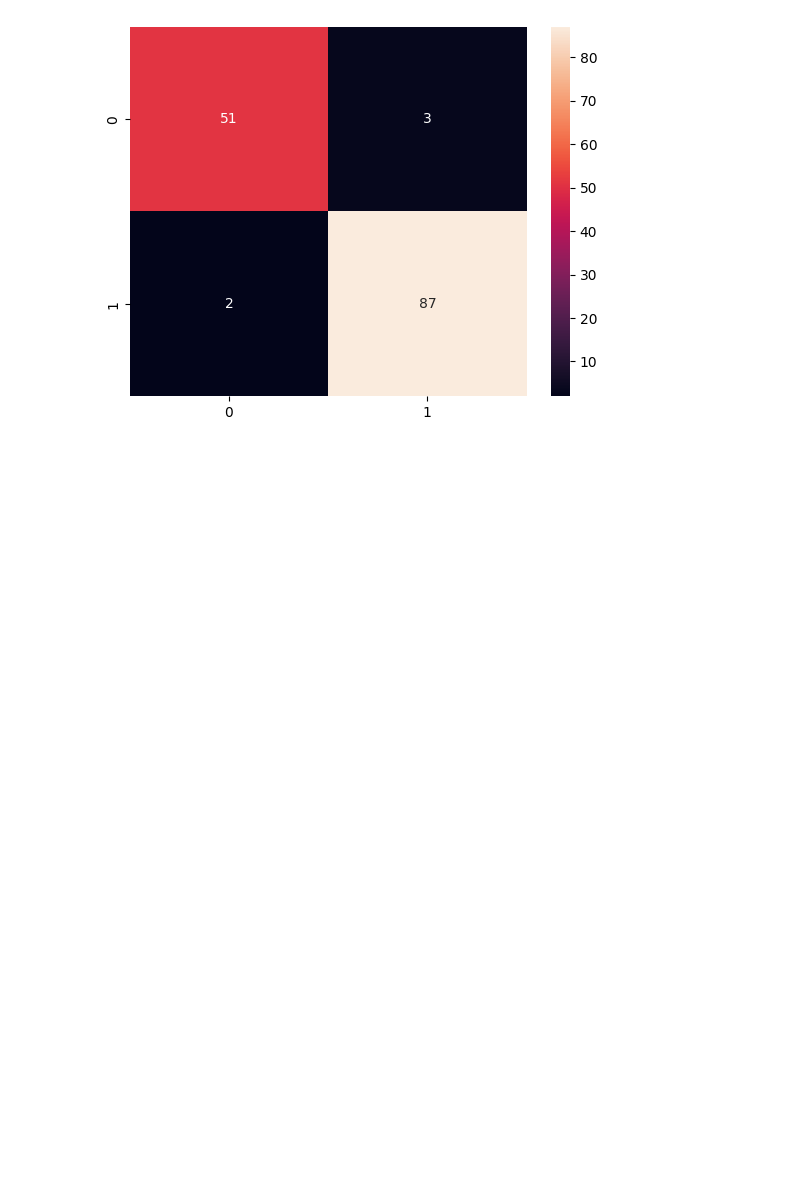
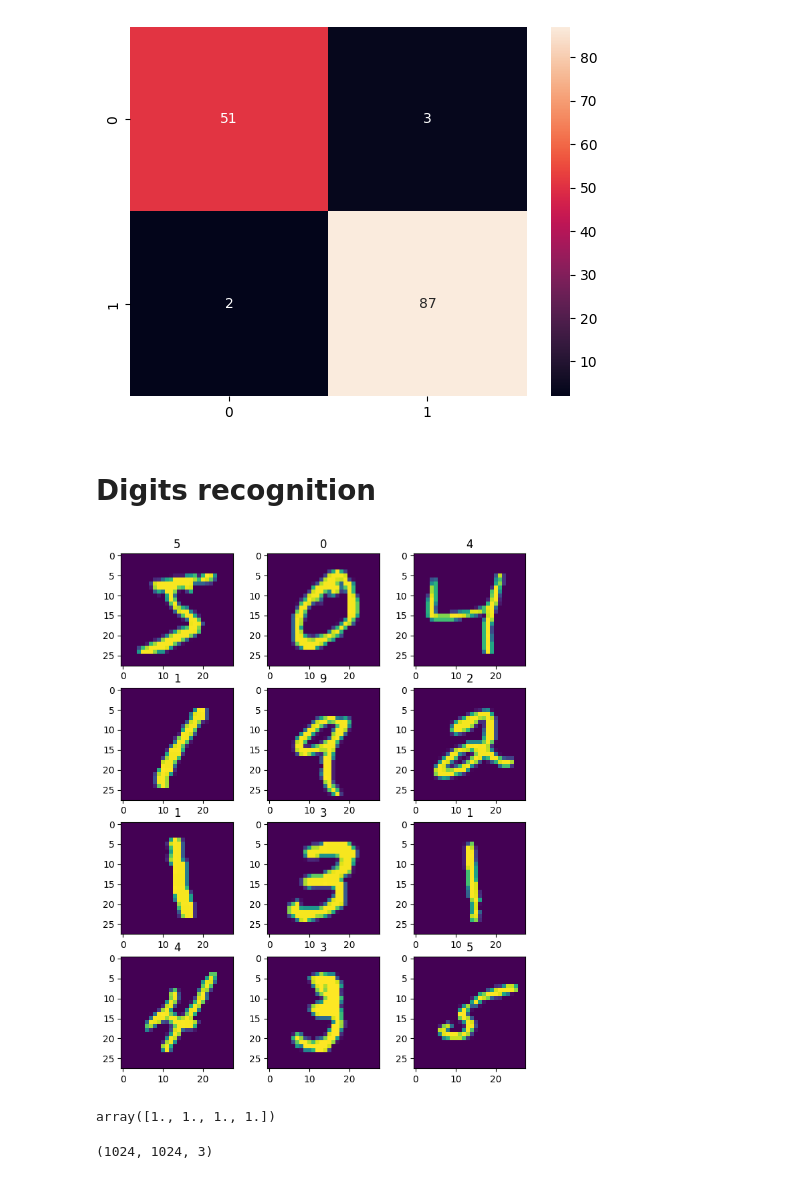
Before and after one commit to MohamadElnomrossie/Alex8, a Jupyter notebook: MachineLearning/logistic_regression/logistic_regression.ipynb, the cells around one changed output. Saved outputs shown, nothing was run; the diff lists cells and outputs as text; code cells hidden in the pictures; blank space fills up the shorter version.

Commit message:
mnist

```diff
--- a/MachineLearning/logistic_regression/logistic_regression.ipynb
+++ b/MachineLearning/logistic_regression/logistic_regression.ipynb
@@ -64,3 +64,5 @@ sb.heatmap(confusion_matrix(y_test,predict),annot=True)
 # %% [output]
 <Axes: >
 [figure]
+# %% [markdown]
+# Digits recognition
@@ -66,0 +73,15 @@ sb.heatmap(confusion_matrix(y_test,predict),annot=True)
+# %%
+X,y=fetch_openml('mnist_784',return_X_y=True)
+# %%
+plt.figure(figsize=(8,10))
+for i in range (12):
+    out=X.iloc[i].values.reshape(28,28)
+    plt.subplot(4,3,i+1)
+    plt.imshow(out)
+    plt.title(y[i])
+# %% [output]
+[figure, added]
+# %%
+np.ones((2,2)).flatten()
+# %% [output]
+array([1., 1., 1., 1.])
@@ -66,0 +90,4 @@ sb.heatmap(confusion_matrix(y_test,predict),annot=True)
+# %%
+image.shape
+# %% [output]
+(1024, 1024, 3)
```
Also changed, not shown: parts of 4 cells of this notebook, 1 other file.
